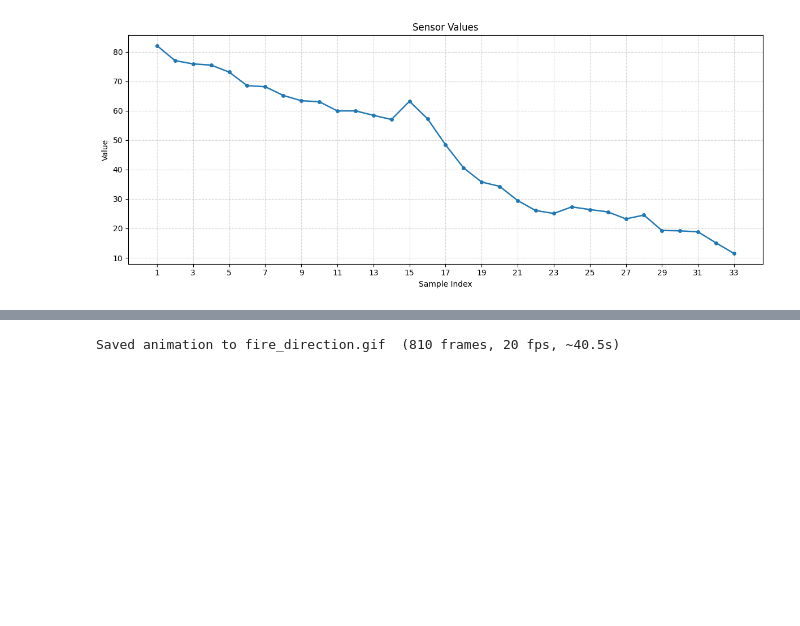
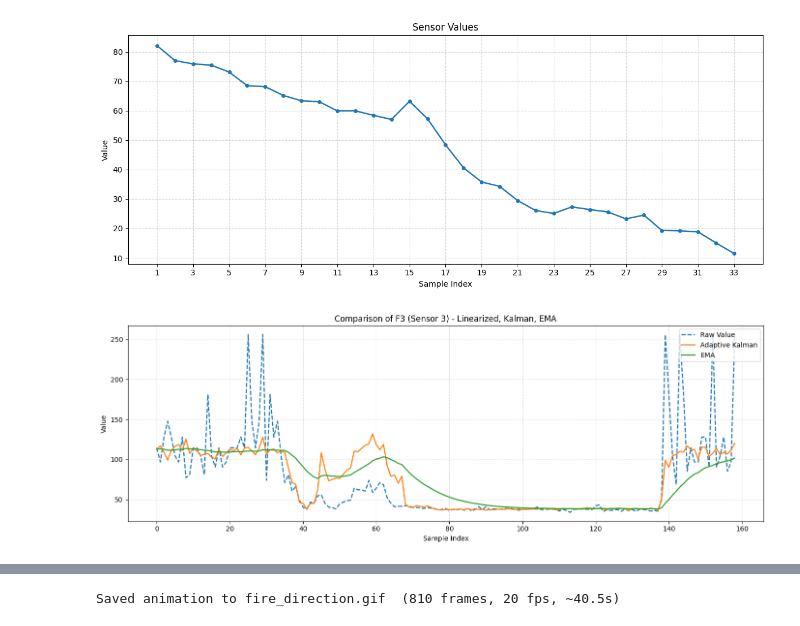
Before and after one commit to sangaje/the-Photatos, a Jupyter notebook: analysis/analysis.ipynb, the cells around one changed output, grey strips where cells are left out. Drawn from its saved outputs; the diff is of its cells as text; code cells hidden in the pictures; blank space fills up the shorter version.

```diff
--- a/analysis/analysis.ipynb
+++ b/analysis/analysis.ipynb
@@ -50,6 +50,48 @@ plt.tight_layout()
 plt.show()
 # %% [output]
 [figure]
+# %%
+# Compare only F3 (sensor 3) for each method, single plot, English labels
+import numpy as np
+import matplotlib.pyplot as plt
+
+# --- Linearize logic from flame.c (_get_linearize_sensor_data) ---
+def linearize_sensor(raw):
+    v = np.clip(raw, 1, None)
+    v = 0xffff / v - 1
+    v = np.sqrt(v)
+    return v
+
+# F3 (sensor 3) values
+f3_raw = raw_arr[:, 3]
+f3_linearized = linearize_sensor(f3_raw)
+f3_kalman = f_arr[:, 3]
+
+ema_alpha = 0.1
+f3_ema = np.zeros_like(f3_kalman)
+f3_ema[0] = f3_kalman[0]
+for i in range(1, len(f3_kalman)):
+    f3_ema[i] = ema_alpha * f3_kalman[i] + (1 - ema_alpha) * f3_ema[i-1]
+
+window = 10
+f3_ma = np.zeros_like(f3_kalman)
+for i in range(len(f3_kalman)):
+    f3_ma[i] = np.mean(f3_kalman[max(0, i-window+1):i+1])
+
+plt.figure(figsize=(14, 5))
+plt.plot(f3_linearized, label='Raw Value', color='tab:blue', linewidth=1.7, linestyle='dashed')
+plt.plot(f3_kalman, label='Adaptive Kalman', color='tab:orange', linewidth=1.7)
+plt.plot(f3_ema, label='EMA', color='tab:green', linewidth=1.7)
+# Removed red line (Moving Avg) as requested
+plt.title('Comparison of F3 (Sensor 3) - Linearized, Kalman, EMA')
+plt.xlabel('Sample Index')
+plt.ylabel('Value')
+plt.legend(loc='upper right')
+plt.grid(True, linestyle='--', alpha=0.4)
+plt.tight_layout()
+plt.show()
+# %% [output]
+[figure, added]
 # %%
 import re
 from pathlib import Path
```
Also changed, not shown: parts of 2 cells of this notebook, 8 other files.
